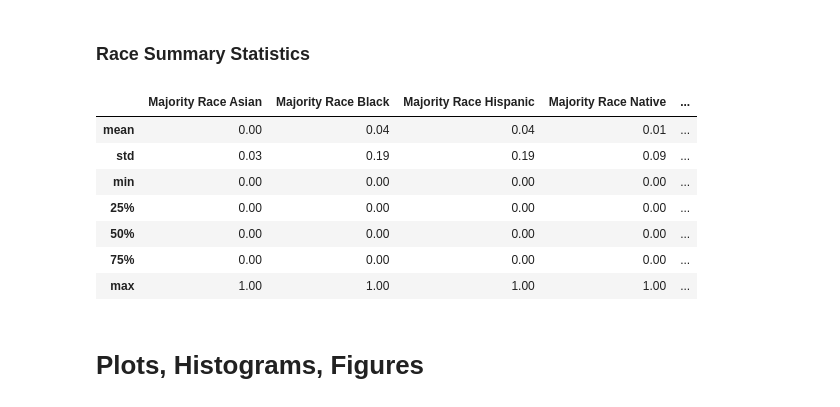
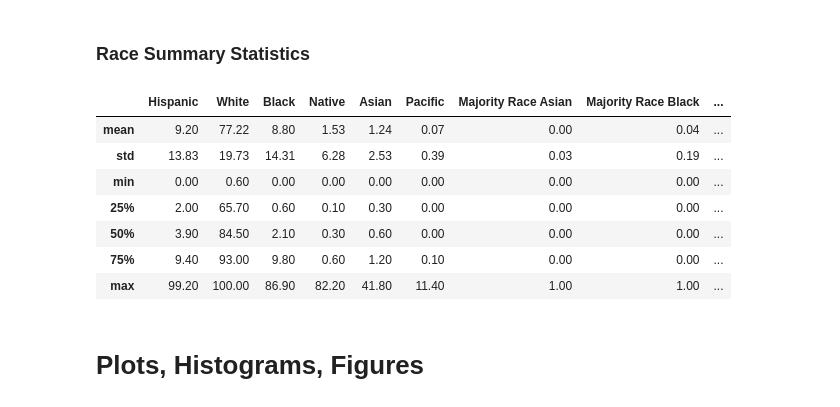
Before and after one commit to anoornazri/225-Project-1, a Jupyter notebook: Project 1.ipynb, the cells around one changed output. Cells and saved outputs as stored; diff of their text form; code cells hidden in the pictures.

```diff
--- a/Project 1.ipynb
+++ b/Project 1.ipynb
@@ -159,6 +136,10 @@ county_new = county_new.rename(columns={"SelfEmployed": '% in Self Employed'})
 county_new = county_new.rename(columns={"FamilyWork": '% in Family Work'})
 county_new = county_new.rename(columns={"IncomePerCap": 'Income Per Capita'})
 county_new = county_new.rename(columns={"Poverty": 'Poverty Rate'})
+county_new = county_new.rename(columns={"county": 'County'})
+county_new = county_new.rename(columns={"cases": 'Cases'})
+county_new = county_new.rename(columns={"deaths": 'Deaths'})
+county_new = county_new.rename(columns={"state": 'State'})
 county_new.reset_index(drop=True, inplace=True)
 county_new
 # %% [output]
@@ -316,18 +308,18 @@ political_sum_stats.round(decimals=2)
 # %%
 county_new_dum.columns = county_new_dum.columns.str.replace('_', '')
 
-race_sum_stats = county_new_dum[['Majority Race Asian','Majority Race Black','Majority Race Hispanic','Majority Race Native','Majority Race White','Minority Race Asian','Minority Race Black','Minority Race Hispanic','Minority Race Native','Minority Race Pacific']].describe()
+race_sum_stats = county_new_dum[['Hispanic','White','Black','Native','Asian','Pacific', 'Majority Race Asian','Majority Race Black','Majority Race Hispanic','Majority Race Native','Majority Race White','Minority Race Asian','Minority Race Black','Minority Race Hispanic','Minority Race Native','Minority Race Pacific']].describe()
 race_sum_stats.drop('count', inplace=True)
 race_sum_stats.round(decimals=2)
 # %% [output]
-|  | Majority Race Asian | Majority Race Black | Majority Race Hispanic | Majority Race Native | ... |
-| mean | 0.00 | 0.04 | 0.04 | 0.01 | ... |
-| std | 0.03 | 0.19 | 0.19 | 0.09 | ... |
-| min | 0.00 | 0.00 | 0.00 | 0.00 | ... |
-| 25% | 0.00 | 0.00 | 0.00 | 0.00 | ... |
-| 50% | 0.00 | 0.00 | 0.00 | 0.00 | ... |
-| 75% | 0.00 | 0.00 | 0.00 | 0.00 | ... |
-| max | 1.00 | 1.00 | 1.00 | 1.00 | ... |
+|  | Hispanic | White | Black | Native | Asian | Pacific | Majority Race Asian | Majority Race Black | ... |
+| mean | 9.20 | 77.22 | 8.80 | 1.53 | 1.24 | 0.07 | 0.00 | 0.04 | ... |
+| std | 13.83 | 19.73 | 14.31 | 6.28 | 2.53 | 0.39 | 0.03 | 0.19 | ... |
+| min | 0.00 | 0.60 | 0.00 | 0.00 | 0.00 | 0.00 | 0.00 | 0.00 | ... |
+| 25% | 2.00 | 65.70 | 0.60 | 0.10 | 0.30 | 0.00 | 0.00 | 0.00 | ... |
+| 50% | 3.90 | 84.50 | 2.10 | 0.30 | 0.60 | 0.00 | 0.00 | 0.00 | ... |
+| 75% | 9.40 | 93.00 | 9.80 | 0.60 | 1.20 | 0.10 | 0.00 | 0.00 | ... |
+| max | 99.20 | 100.00 | 86.90 | 82.20 | 41.80 | 11.40 | 1.00 | 1.00 | ... |
 # %% [markdown]
 # Plots, Histograms, Figures
 # %% [markdown]
```
Also changed, not shown: parts of 17 cells of this notebook.
